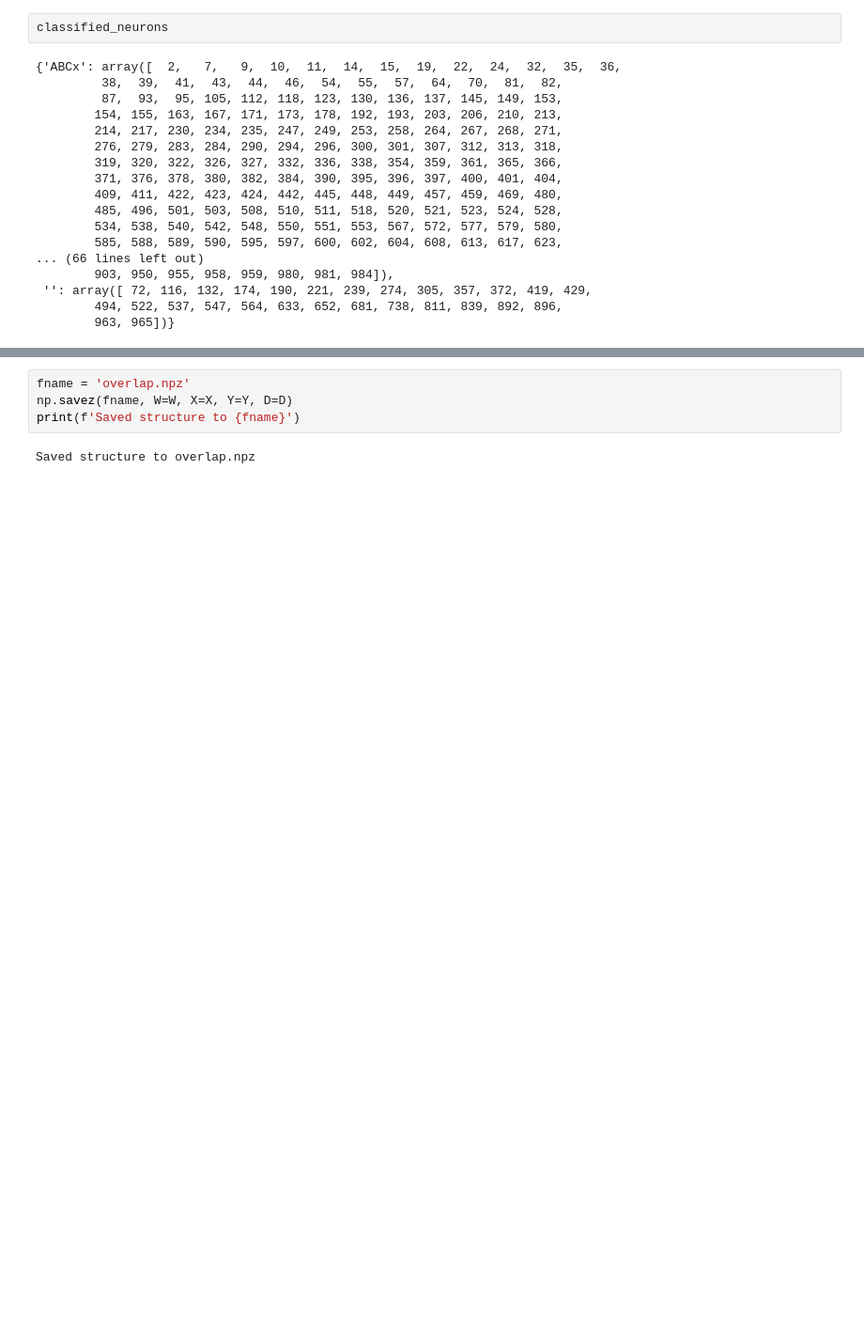
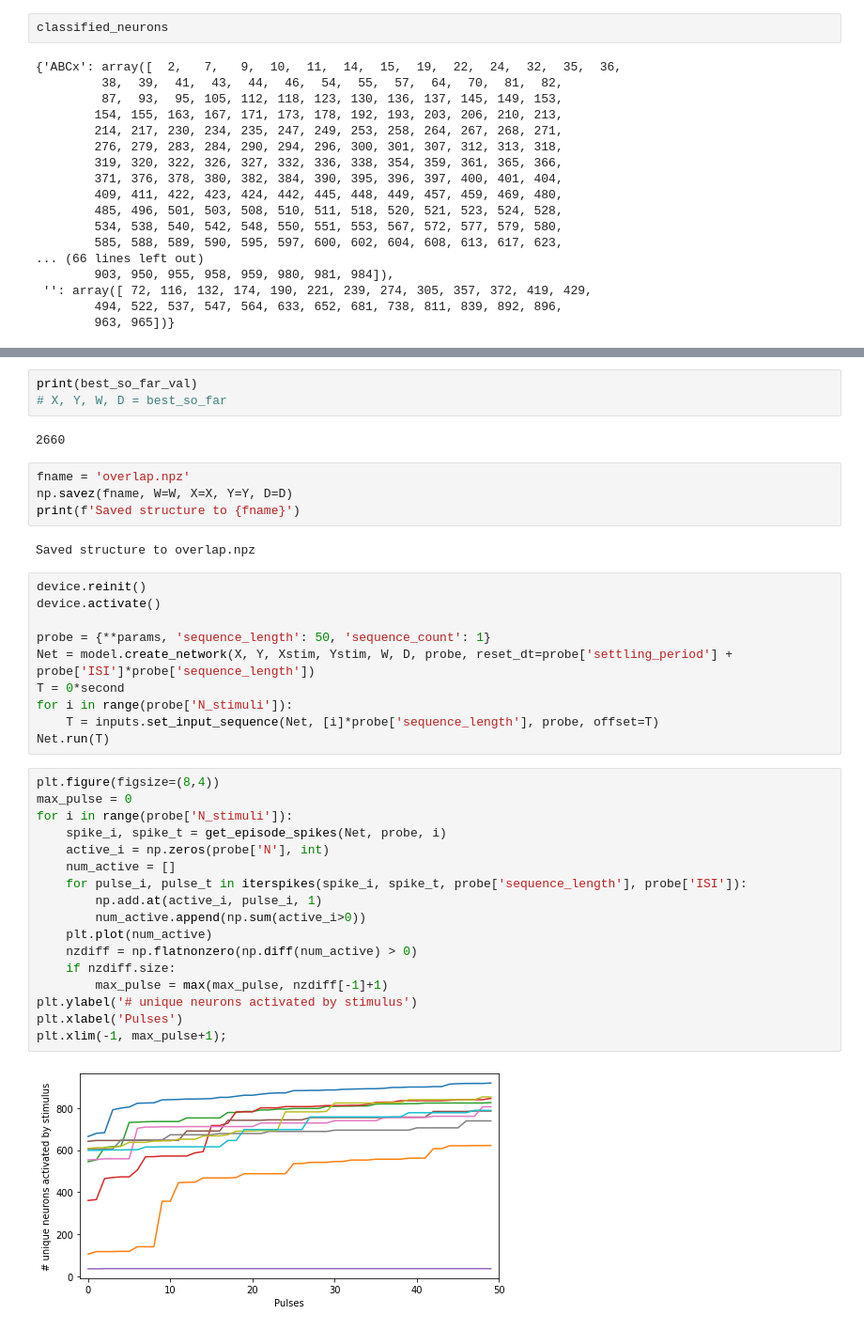
Before and after one commit to kernfel/plasticity-synergy-deviance-detection-history, a Jupyter notebook: finding_overlaps.ipynb, the cells around one changed output, grey strips where cells are left out. Shown at 94% size. Saved outputs shown, nothing was run; the diff lists cells and outputs as text; blank space fills up the shorter version.

```diff
--- a/finding_overlaps.ipynb
+++ b/finding_overlaps.ipynb
@@ -267,6 +317,40 @@ while not all(map(len, classified_neurons.values())):
+# %%
+print(best_so_far_val)
+# X, Y, W, D = best_so_far
+# %% [output]
+2660
 # %%
 fname = 'overlap.npz'
 np.savez(fname, W=W, X=X, Y=Y, D=D)
 print(f'Saved structure to {fname}')
 # %% [output]
 Saved structure to overlap.npz
+# %%
+device.reinit()
+device.activate()
+
+probe = {**params, 'sequence_length': 50, 'sequence_count': 1}
+Net = model.create_network(X, Y, Xstim, Ystim, W, D, probe, reset_dt=probe['settling_period'] + probe['ISI']*probe['sequence_length'])
+T = 0*second
+for i in range(probe['N_stimuli']):
+    T = inputs.set_input_sequence(Net, [i]*probe['sequence_length'], probe, offset=T)
+Net.run(T)
+# %%
+plt.figure(figsize=(8,4))
+max_pulse = 0
+for i in range(probe['N_stimuli']):
+    spike_i, spike_t = get_episode_spikes(Net, probe, i)
+    active_i = np.zeros(probe['N'], int)
+    num_active = []
+    for pulse_i, pulse_t in iterspikes(spike_i, spike_t, probe['sequence_length'], probe['ISI']):
+        np.add.at(active_i, pulse_i, 1)
+        num_active.append(np.sum(active_i>0))
+    plt.plot(num_active)
+    nzdiff = np.flatnonzero(np.diff(num_active) > 0)
+    if nzdiff.size:
+        max_pulse = max(max_pulse, nzdiff[-1]+1)
+plt.ylabel('# unique neurons activated by stimulus')
+plt.xlabel('Pulses')
+plt.xlim(-1, max_pulse+1);
+# %% [output]
+[figure, added]
```
Also changed, not shown: parts of 3 cells of this notebook, 1 other file.
